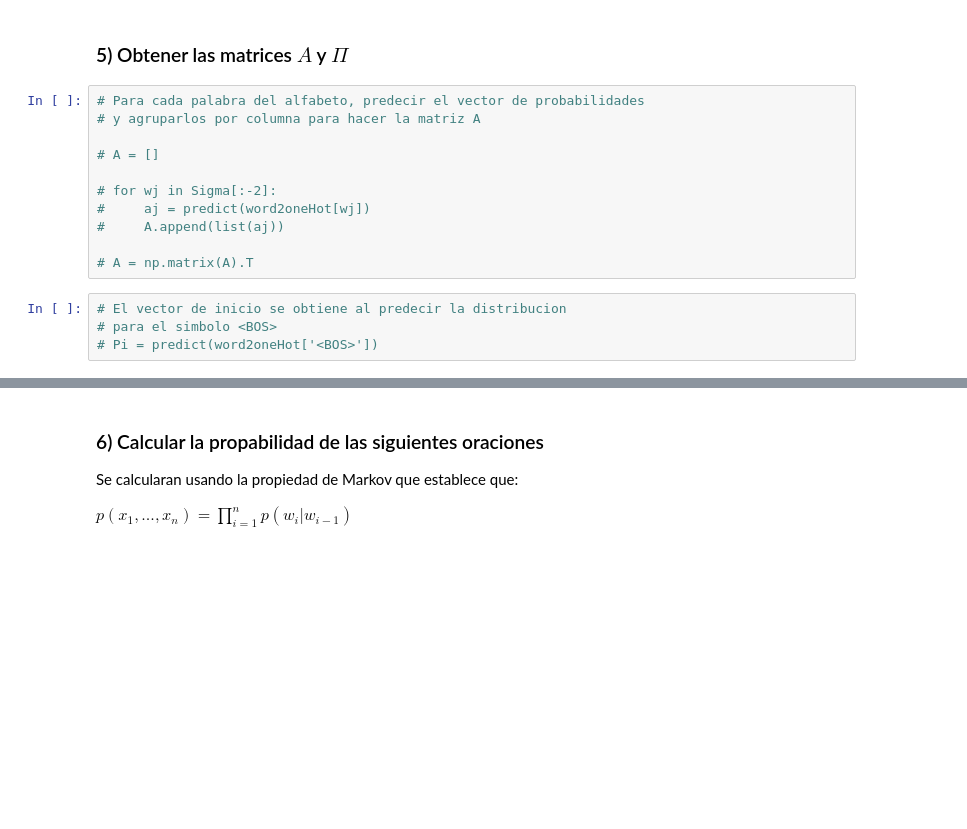
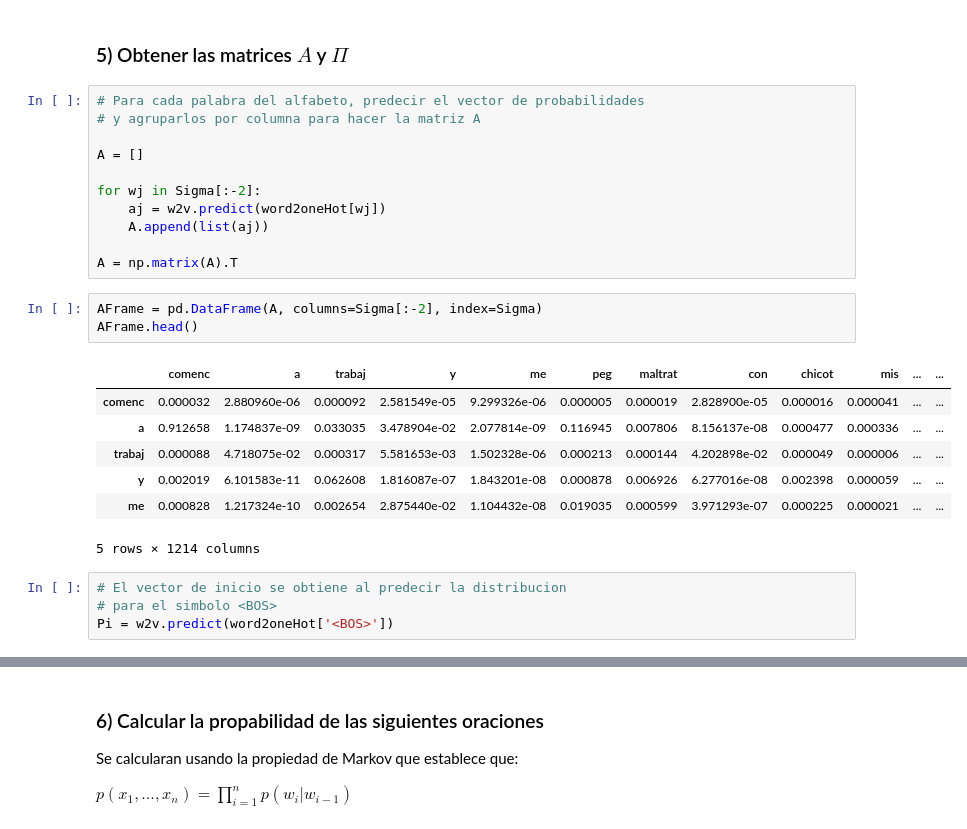
Before and after one commit to sjukdom/natural-language-processing, a Jupyter notebook: practica-2/Practica2.ipynb, the cells around one changed output, grey strips where cells are left out. Cells and saved outputs as stored; diff of their text form; blank space fills up the shorter version.

```diff
--- a/practica-2/Practica2.ipynb
+++ b/practica-2/Practica2.ipynb
@@ -229,14 +230,25 @@ las vac
 # Para cada palabra del alfabeto, predecir el vector de probabilidades
 # y agruparlos por columna para hacer la matriz A
 
-# A = []
+A = []
 
-# for wj in Sigma[:-2]:
-#     aj = predict(word2oneHot[wj])
-#     A.append(list(aj))
+for wj in Sigma[:-2]:
+    aj = w2v.predict(word2oneHot[wj])
+    A.append(list(aj))
 
-# A = np.matrix(A).T
+A = np.matrix(A).T
+# %%
+AFrame = pd.DataFrame(A, columns=Sigma[:-2], index=Sigma)
+AFrame.head()
+# %% [output]
+|  | comenc | a | trabaj | y | me | peg | maltrat | con | chicot | mis | ... | ... |
+| comenc | 0.000032 | 2.880960e-06 | 0.000092 | 2.581549e-05 | 9.299326e-06 | 0.000005 | 0.000019 | 2.828900e-05 | 0.000016 | 0.000041 | ... | ... |
+| a | 0.912658 | 1.174837e-09 | 0.033035 | 3.478904e-02 | 2.077814e-09 | 0.116945 | 0.007806 | 8.156137e-08 | 0.000477 | 0.000336 | ... | ... |
+| trabaj | 0.000088 | 4.718075e-02 | 0.000317 | 5.581653e-03 | 1.502328e-06 | 0.000213 | 0.000144 | 4.202898e-02 | 0.000049 | 0.000006 | ... | ... |
+| y | 0.002019 | 6.101583e-11 | 0.062608 | 1.816087e-07 | 1.843201e-08 | 0.000878 | 0.006926 | 6.277016e-08 | 0.002398 | 0.000059 | ... | ... |
+| me | 0.000828 | 1.217324e-10 | 0.002654 | 2.875440e-02 | 1.104432e-08 | 0.019035 | 0.000599 | 3.971293e-07 | 0.000225 | 0.000021 | ... | ... |
+5 rows × 1214 columns
 # %%
 # El vector de inicio se obtiene al predecir la distribucion
 # para el simbolo <BOS>
-# Pi = predict(word2oneHot['<BOS>'])
+Pi = w2v.predict(word2oneHot['<BOS>'])
```
Also changed, not shown: parts of 15 cells of this notebook.
